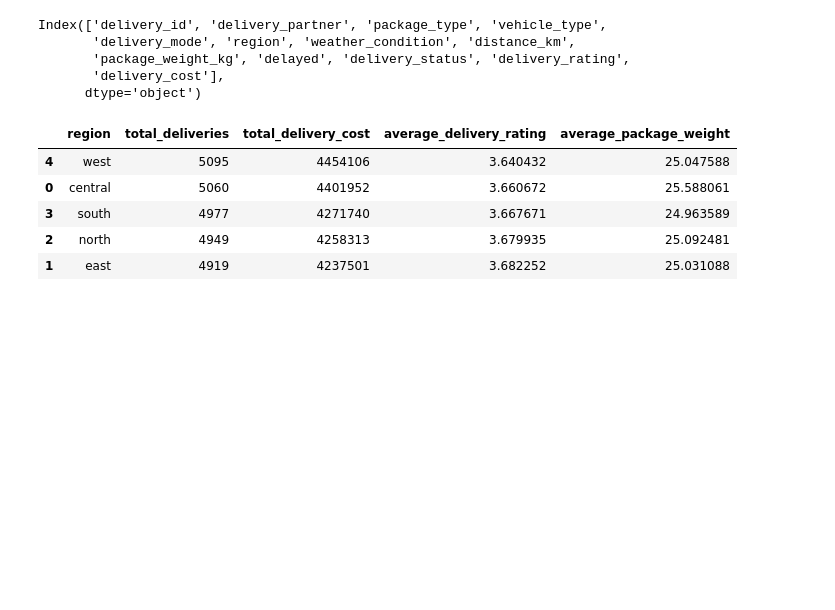
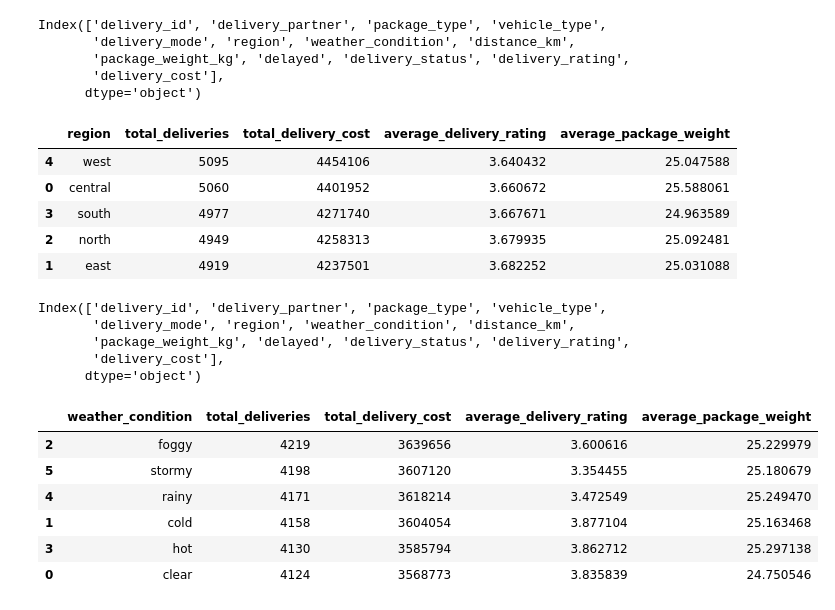
Before and after one commit to mahendra204/Python-Basics-Projects, a Jupyter notebook: Delivery Logistics EDA.ipynb, the cells around one changed output. Drawn from its saved outputs; the diff is of its cells as text; code cells hidden in the pictures; blank space fills up the shorter version.

```diff
--- a/Delivery Logistics EDA.ipynb
+++ b/Delivery Logistics EDA.ipynb
@@ -359,3 +359,32 @@ grouped_data_region_wise
 | 3 | south | 4977 | 4271740 | 3.667671 | 24.963589 |
 | 2 | north | 4949 | 4258313 | 3.679935 | 25.092481 |
 | 1 | east | 4919 | 4237501 | 3.682252 | 25.031088 |
+# %%
+df.columns
+# %% [output]
+Index(['delivery_id', 'delivery_partner', 'package_type', 'vehicle_type',
+       'delivery_mode', 'region', 'weather_condition', 'distance_km',
+       'package_weight_kg', 'delayed', 'delivery_status', 'delivery_rating',
+       'delivery_cost'],
+      dtype='object')
+# %%
+grouped_data_weather_condition_wise = (
+    df.groupby('weather_condition').agg(
+        total_deliveries=('delivery_id', 'count'),
+        total_delivery_cost=('delivery_cost', lambda x: int(x.sum())),
+        average_delivery_rating=('delivery_rating', 'mean'),
+        average_package_weight=('package_weight_kg', 'mean')
+    )
+    .reset_index()
+    .sort_values(by='total_deliveries', ascending=False)
+)
+# %%
+grouped_data_weather_condition_wise.sort_values(by='total_deliveries', ascending=False)
+# %% [output]
+|  | weather_condition | total_deliveries | total_delivery_cost | average_delivery_rating | average_package_weight |
+| 2 | foggy | 4219 | 3639656 | 3.600616 | 25.229979 |
+| 5 | stormy | 4198 | 3607120 | 3.354455 | 25.180679 |
+| 4 | rainy | 4171 | 3618214 | 3.472549 | 25.249470 |
+| 1 | cold | 4158 | 3604054 | 3.877104 | 25.163468 |
+| 3 | hot | 4130 | 3585794 | 3.862712 | 25.297138 |
+| 0 | clear | 4124 | 3568773 | 3.835839 | 24.750546 |
```
Also changed, not shown: parts of 2 cells of this notebook.
